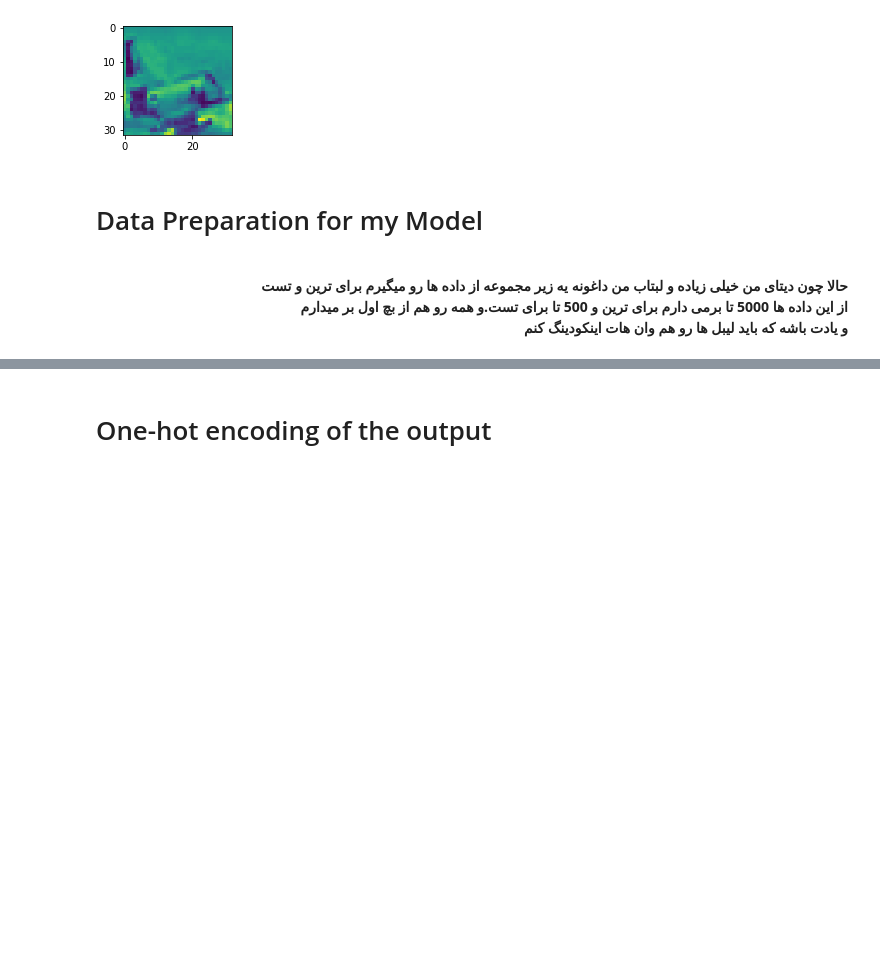
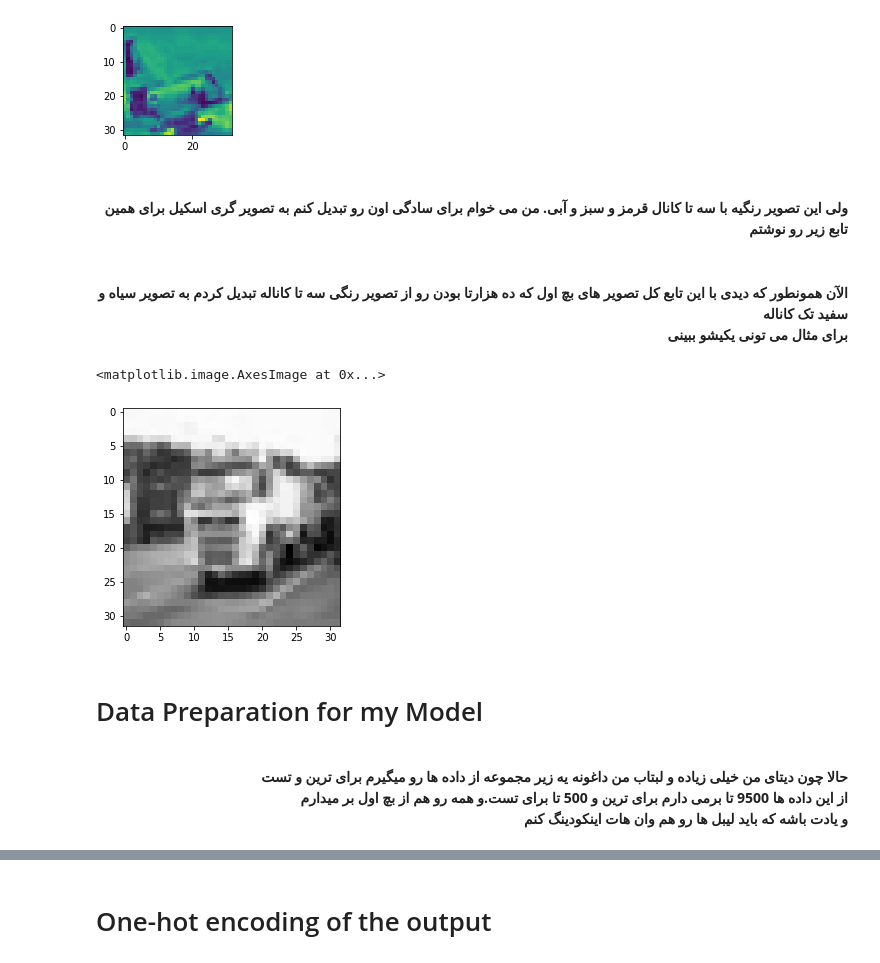
Before and after one commit to ShahrokhGit/DL_Practice, a Jupyter notebook: CNN_Chapter01.ipynb, the cells around one changed output, grey strips where cells are left out. Drawn from its saved outputs; the diff is of its cells as text; code cells hidden in the pictures; blank space fills up the shorter version.

```diff
--- a/CNN_Chapter01.ipynb
+++ b/CNN_Chapter01.ipynb
@@ -362,3 +367,10 @@ image_visualizer(4653, batch01_data, batch01_label)
 # %% [output]
 Label is: 0
 [figure]
+# %% [markdown]
+<div align = 'right'>
+    <font size=3, style='font-family:B Nazanin'>
+        <b>
+            <br> ولی این تصویر رنگیه با سه تا کانال قرمز و سبز و آبی. من می خوام برای سادگی اون رو تبدیل کنم به تصویر گری اسکیل برای همین تابع زیر رو نوشتم
+        </b>
+    </font>
@@ -365,9 +393,23 @@ Label is: 0
+# %% [markdown]
+<div align = 'right'>
+    <font size=3, style='font-family:B Nazanin'>
+        <b>
+            <br> الآن همونطور که دیدی با این تابع کل تصویر های بچ اول که ده هزارتا بودن رو از تصویر رنگی سه تا کاناله تبدیل کردم به تصویر سیاه و سفید تک کاناله
+            <br> برای مثال می تونی یکیشو ببینی
+        </b>
+    </font>
+# %%
+sample = batch01_data_gs[1000,:].reshape(32,32)
+plt.imshow(sample, cmap= plt.set_cmap('gray'))
+# %% [output]
+<matplotlib.image.AxesImage at 0x...>
+[figure, added]
 # %% [markdown]
 # Data Preparation for my Model
 <div align = 'right'>
     <font size=3, style='font-family:B Nazanin'>
         <b>
         <br> حالا چون دیتای من خیلی زیاده و لبتاب من داغونه یه زیر مجموعه از داده ها رو میگیرم برای ترین و تست
-            <br> از این داده ها 5000 تا برمی دارم برای ترین و 500 تا برای تست.و همه رو هم از بچ اول بر میدارم
+            <br> از این داده ها 9500 تا برمی دارم برای ترین و 500 تا برای تست.و همه رو هم از بچ اول بر میدارم
             <br>  و یادت باشه که باید لیبل ها رو هم وان هات اینکودینگ کنم
 # %%
```
Also changed, not shown: parts of 45 cells of this notebook, 2 other files.
